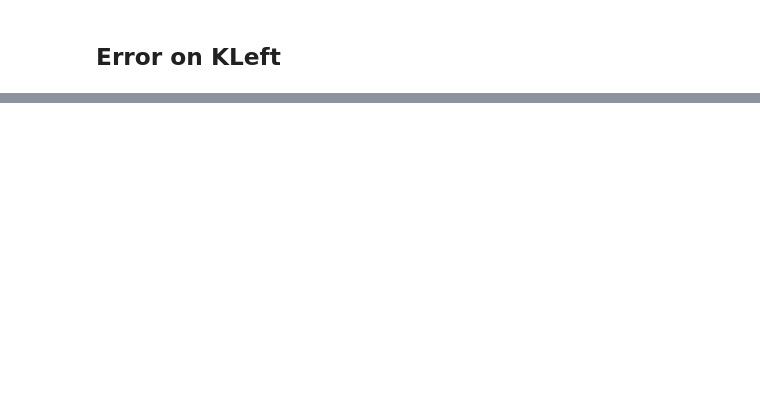
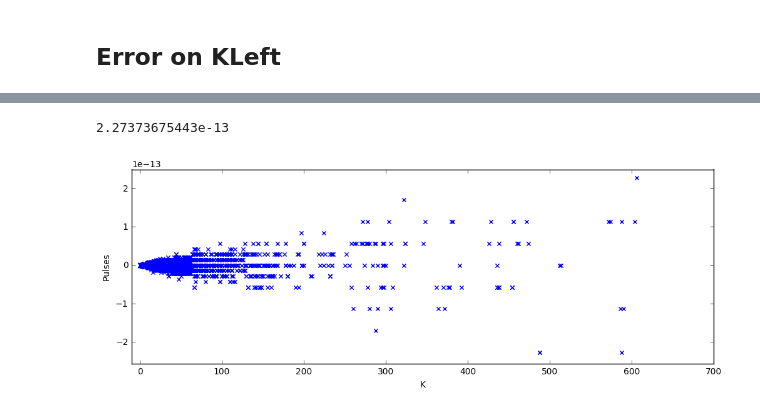
Before and after one commit to luctrudeau/DaalaNotebooks, a Jupyter notebook: PVQ/ApproximatingPulses.ipynb, the cells around one changed output, grey strips where cells are left out. Cells and saved outputs as stored; diff of their text form; code cells hidden in the pictures; blank space fills up the shorter version.

```diff
--- a/PVQ/ApproximatingPulses.ipynb
+++ b/PVQ/ApproximatingPulses.ipynb
@@ -69,0 +85,18 @@ f = plt.ylabel('Pulses')
+# %%
+coeffsF10 = np.genfromtxt('data/AkiyoF10_coeffs4x4.csv', delimiter=',')
+coeffsF10 = coeffsF10[:,0:15]
+pulsesF10 = np.genfromtxt('data/AkiyoF10_pulses4x4.csv', delimiter=',')
+pulsesF10 = pulsesF10[:,0:15]
+ksF10 = np.genfromtxt('data/AkiyoF10_k4x4.csv', delimiter=',')
+
+numLines = len(ksF10)
+
+for i in range(0, numLines):
+    assert(ks[i] == sum(abs(pulsesF10[i,:])))
+
+approxPulsesF10 = approximatePulses(coeffsF10, ksF10)
+# %%
+plotApproxErr(approxPulsesF10, pulsesF10)
+# %% [output]
+2.27373675443e-13
+[figure, added]
```
Also changed, not shown: parts of 8 cells of this notebook, 6 other files.
